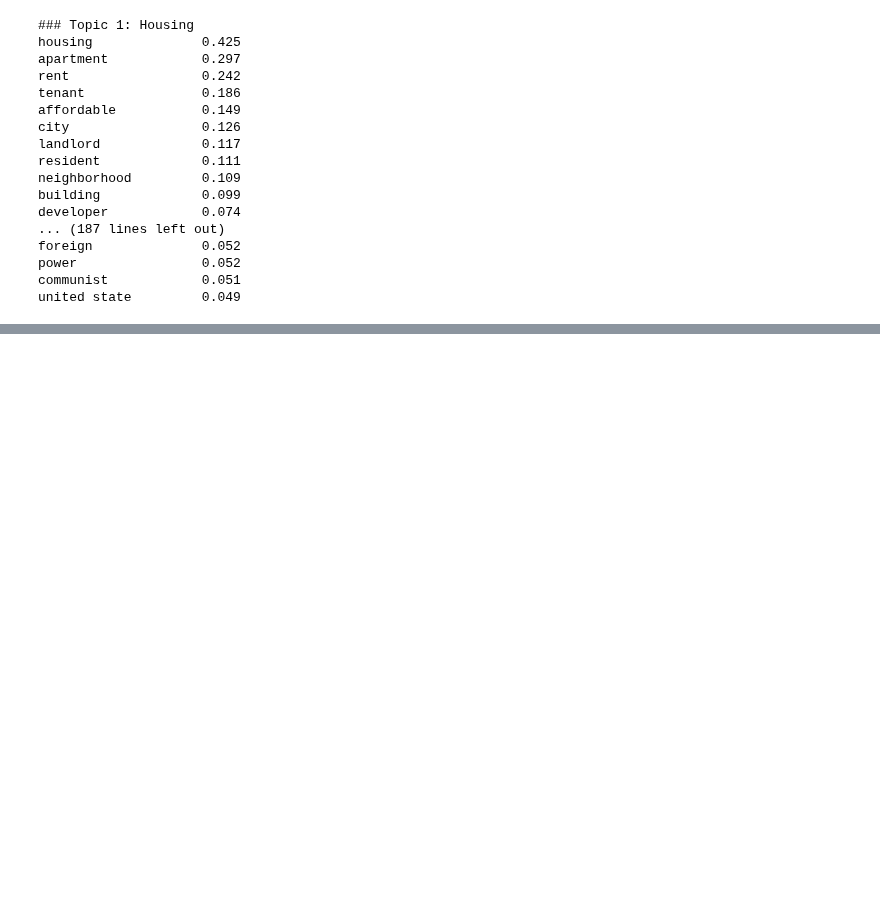
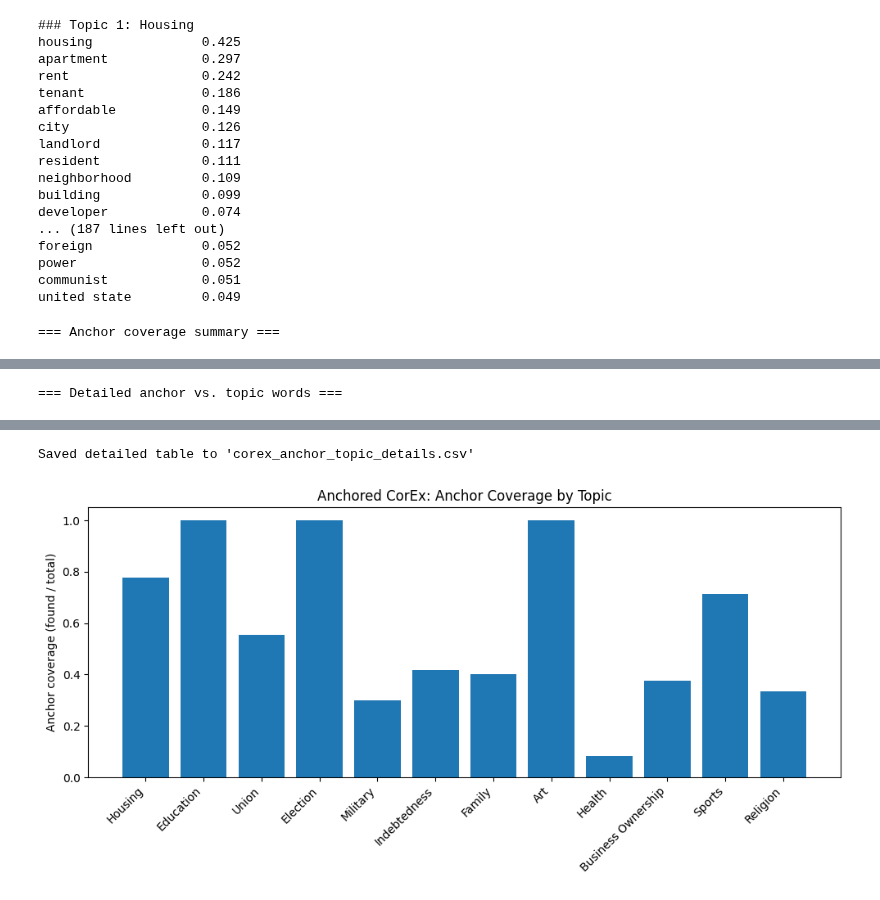
Before and after one commit to laurauguc/working_class_media_analysis, a Jupyter notebook: analysis/2.topic_analaysis/Corex_Guided Topic Modeling.ipynb, the cells around one changed output, grey strips where cells are left out. Drawn from its saved outputs; the diff is of its cells as text; code cells hidden in the pictures; blank space fills up the shorter version.

```diff
--- a/analysis/2.topic_analaysis/Corex_Guided Topic Modeling.ipynb
+++ b/analysis/2.topic_analaysis/Corex_Guided Topic Modeling.ipynb
@@ -271,3 +271,77 @@ foreign              0.052
 power                0.052
 communist            0.051
 united state         0.049
+# %%
+import pandas as pd
+import matplotlib.pyplot as plt
+
+# ==============================
+# 1. Extract topics from Corex
+# ==============================
+
+# How many top words per topic to inspect
+n_words = 30
+
+corex_topics = corex2.get_topics(n_words=n_words)
+
+# Containers for summary
+summary_rows = []
+detail_rows = []
+
+for i, topic_name in enumerate(topic_names):
+    topic_tuples = corex_topics[i]           # list of (word, score, idx)
+    topic_words = [w for (w, s, idx) in topic_tuples]
+    topic_scores = {w: s for (w, s, idx) in topic_tuples}
+
+    anchors = set(anchor_words_dict[topic_name])
+
+    found = sorted([w for w in topic_words if w in anchors], key=lambda x: -topic_scores[x])
+    missing = sorted(list(anchors - set(topic_words)))
+    extra = [w for w in topic_words if w not in anchors]  # ALL extra words, no "..."
+
+    summary_rows.append({
+        "topic_id": i + 1,
+        "topic_name": topic_name,
+        "n_anchors_total": len(anchors),
+        "n_anchors_found": len(found),
+        "n_anchors_missing": len(missing),
+        "coverage": len(found) / len(anchors) if anchors else 0.0
+    })
+
+    detail_rows.append({
+        "topic_id": i + 1,
+        "topic_name": topic_name,
+        "anchors_total": ", ".join(sorted(anchors)),
+        "anchors_found": ", ".join(found),
+        "anchors_missing": ", ".join(missing),
+        "extra_words_in_topN": ", ".join(extra)  # no truncation
+    })
+
+summary_df = pd.DataFrame(summary_rows)
+detail_df = pd.DataFrame(detail_rows)
+
+print("=== Anchor coverage summary ===")
+display(summary_df)
+
+print("\n=== Detailed anchor vs. topic words ===")
+display(detail_df)
+
+detail_df.to_csv("corex_anchor_topic_details.csv", index=False)
+print("\nSaved detailed table to 'corex_anchor_topic_details.csv'")
+
+# ====================================
+# 2. Plot anchor coverage per topic
+# ====================================
+
+plt.figure(figsize=(10, 5))
+
+plt.bar(summary_df["topic_name"], summary_df["coverage"])
+plt.xticks(rotation=45, ha="right")
+plt.ylabel("Anchor coverage (found / total)")
+plt.ylim(0, 1.05)
+plt.title("Anchored CorEx: Anchor Coverage by Topic")
+
+plt.tight_layout()
+plt.show()
+# %% [output]
+=== Anchor coverage summary ===
@@ -273,0 +361 @@ united state         0.049
+=== Detailed anchor vs. topic words ===
@@ -273,0 +375,2 @@ united state         0.049
+Saved detailed table to 'corex_anchor_topic_details.csv'
+[figure, added]
```
Also changed, not shown: parts of 1 cell of this notebook.
